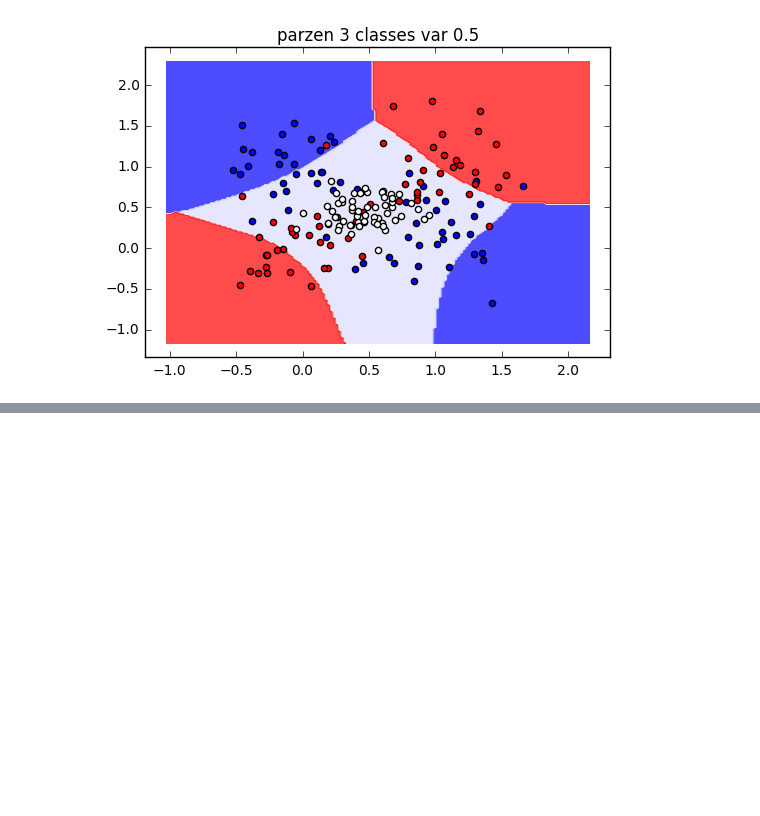
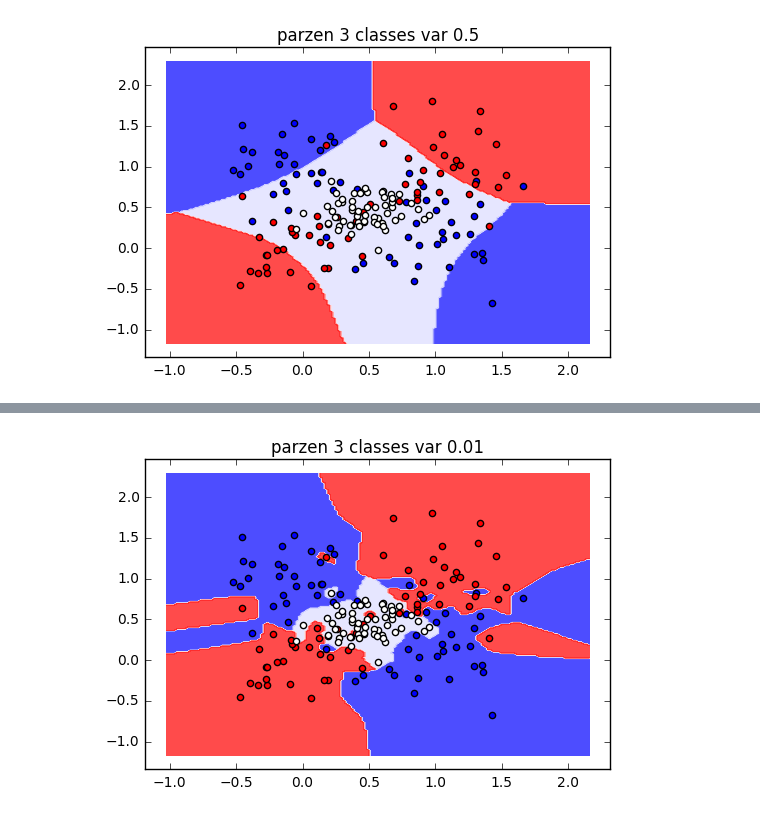
Before and after one commit to p16i/course-machine-intelligence-1, a Jupyter notebook: w6/classification-and-rbf.ipynb, the cells around one changed output, grey strips where cells are left out. Cells and saved outputs as stored; diff of their text form; code cells hidden in the pictures; blank space fills up the shorter version.

```diff
--- a/w6/classification-and-rbf.ipynb
+++ b/w6/classification-and-rbf.ipynb
@@ -203,0 +203,5 @@ plotContour( new_training_x, pred_parzen3_05, "parzen 3 classes var 0.5", colors
+# %%
+pred_parzen3_001 = pred_parzen(new_training_x, new_y_encoded, xx_yy, 0.01, classes=[-1,1,0])
+plotContour( new_training_x, pred_parzen3_001, "parzen 3 classes var 0.01", colors=('b','r', 'w') )
+# %% [output]
+[figure, added]
```
Also changed, not shown: parts of 5 cells of this notebook.
